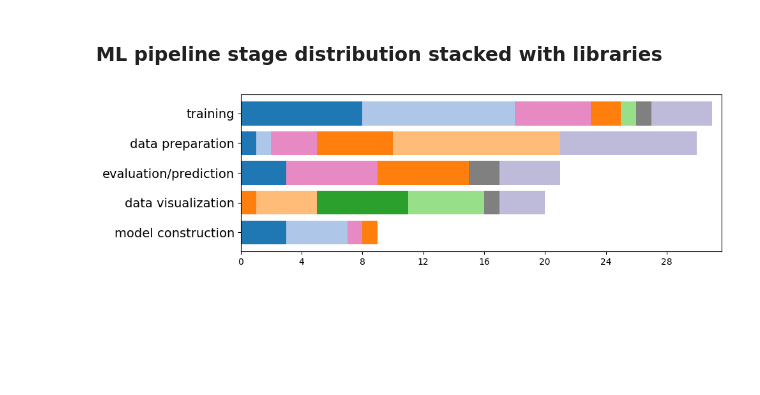
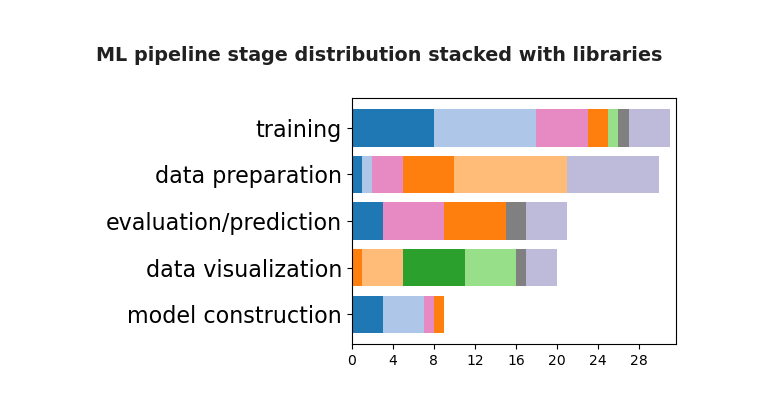
Before and after one commit to PELAB-LiU/JunoBench_construct, a Jupyter notebook: statistics_benchmark_all.ipynb, the cells around one changed output. Drawn from its saved outputs; the diff is of its cells as text; code cells hidden in the pictures; blank space fills up the shorter version.

Commit message:
update plotting fonts

```diff
--- a/statistics_benchmark_all.ipynb
+++ b/statistics_benchmark_all.ipynb
@@ -101,8 +111,9 @@ from matplotlib import colormaps as cm
 from matplotlib.ticker import MaxNLocator
 
 df_bm_labels_all_merged = pd.read_excel(config.path_kaggle_benchmark_desc, keep_default_na=False)
-df_bm_labels_all_merged.loc[df_bm_labels_all_merged["Libs-cause"]=="None","Libs-cause"] = "NB-specific"
-df_bm_labels_all_merged.loc[df_bm_labels_all_merged["Libs-cause"]=="tensorflow/keras","Libs-cause"] = "TF/K"
+df_bm_labels_all_merged["Libs-cause"] = df_bm_labels_all_merged["nb_name"].str.split("_").str[0]
+df_bm_labels_all_merged.loc[df_bm_labels_all_merged["Libs-cause"]=="NBspecific","Libs-cause"] = "NB-specific"
+df_bm_labels_all_merged.loc[df_bm_labels_all_merged["Libs-cause"]=="tensorflow","Libs-cause"] = "TF/K"
 dict_lib = df_bm_labels_all_merged["Libs-cause"].value_counts()
 
 reordered_libs = ['NB-specific',
@@ -206,7 +217,11 @@ utilplot.draw_bracket(
 )
 
 plt.tight_layout()
-plt.savefig(config.path_plot_default.joinpath("library_dist_horizontal.pdf"), bbox_inches='tight')
+output_path = config.path_plot_default.joinpath("library_dist_horizontal.pdf")
+output_path.parent.mkdir(parents=True, exist_ok=True)
+plt.rcParams['pdf.fonttype'] = 42
+plt.rcParams['ps.fonttype'] = 42
+plt.savefig(output_path, bbox_inches='tight')
 plt.show()
 # %% [output]
 [figure]
@@ -406,6 +421,8 @@ ax.xaxis.set_major_locator(MaxNLocator(integer=True))
 plt.tight_layout()
 
 # Save
-# plt.savefig(config.path_plot_default.joinpath("rc_stacked_libs.pdf"), bbox_inches='tight')
+plt.rcParams['pdf.fonttype'] = 42
+plt.rcParams['ps.fonttype'] = 42
+plt.savefig(config.path_plot_default.joinpath("rc_stacked_libs.pdf"), bbox_inches='tight')
 plt.show()
 # %% [output]
@@ -459,34 +476,36 @@ major_libs = {k: major_libs[k] for k in reordered_libs}
 # Aggregate minor libraries
 grouped['Minor libs'] = grouped[[k for k, v in dict_lib.items() if v<5]].sum(axis=1)
 grouped = grouped[list(major_libs.keys())]  # Only keep these columns
 grouped = grouped.reindex(dict_mlpp.index)
 
 # Color setup
 major_lib_colors = cm['tab20'].colors[:2] + cm['Set2'].colors[3:4] + cm['tab20'].colors[2:6] + tuple(['gray']) + cm['Set3'].colors[2:3]
 lib_color_map = dict(zip(major_libs, major_lib_colors))
 
 # Horizontal stacked bar plot
-fig, ax = plt.subplots(figsize=(8, 3))
+fig, ax = plt.subplots(figsize=(6, 3))
 
 bottom = pd.Series([0] * len(grouped), index=grouped.index)
 
 for lib in major_libs:
     values = grouped[lib]
     ax.barh(grouped.index, values, left=bottom, color=lib_color_map.get(lib, 'gray')) #, label=lib
     bottom += values
 
 max_total = bottom.max()
 ax.set_xlim(right=max_total * 1.02)  # Add padding on the right
-ax.tick_params(axis='y', labelsize=14)
+ax.tick_params(axis='y', labelsize=16)
 
 # Styling
 ax.invert_yaxis()
 ax.xaxis.set_major_locator(MaxNLocator(integer=True))
 # ax.legend(title='Library', bbox_to_anchor=(1.05, 1), loc='upper left')
 plt.tight_layout()
 
 # Save
-# plt.savefig(config.path_plot_default.joinpath("mlpp_stacked_libs.pdf"), bbox_inches='tight')
+plt.rcParams['pdf.fonttype'] = 42
+plt.rcParams['ps.fonttype'] = 42
+plt.savefig(config.path_plot_default.joinpath("mlpp_stacked_libs.pdf"), bbox_inches='tight')
 plt.show()
 # %% [output]
-[figure, old version]
+[figure, new version]
```
Also changed, not shown: parts of 6 cells of this notebook.
